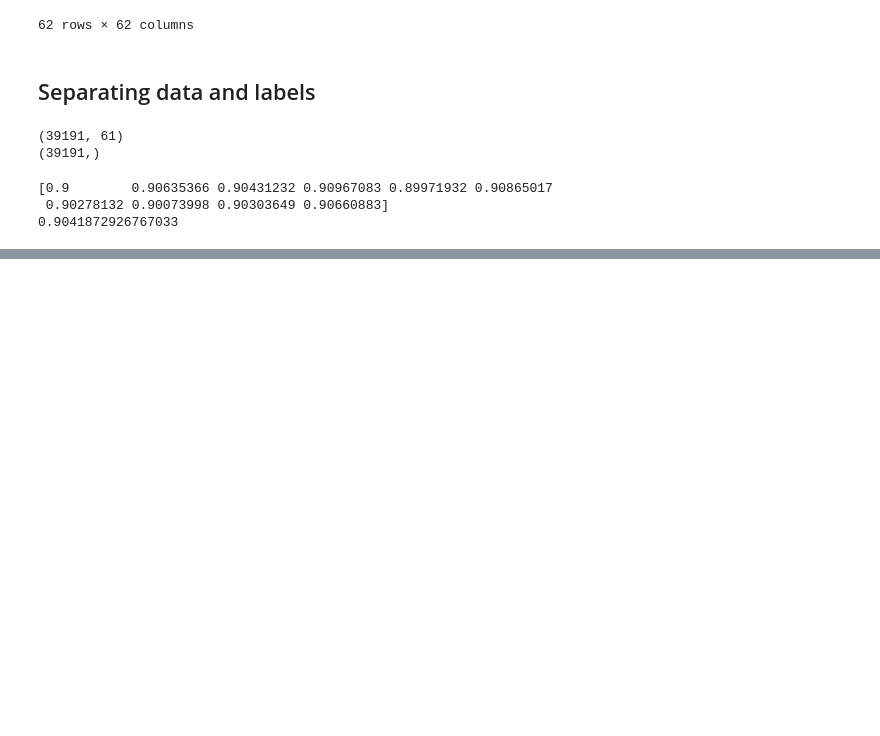
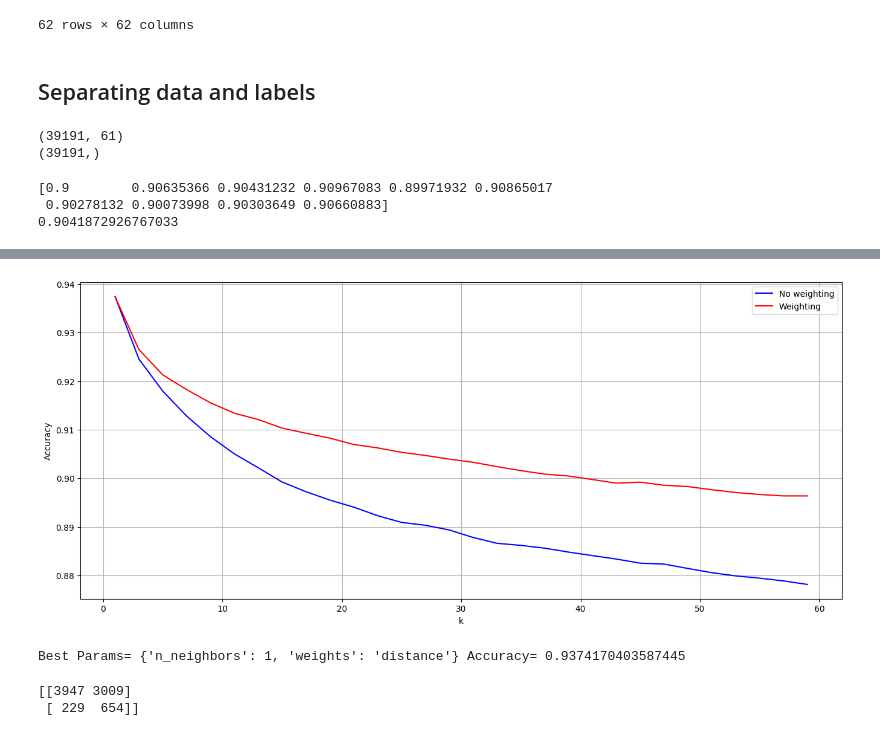
Before and after one commit to khaledmalhal/MIDA_Project, a Jupyter notebook: KNN.ipynb, the cells around one changed output, grey strips where cells are left out. Saved outputs shown, nothing was run; the diff lists cells and outputs as text; code cells hidden in the pictures; blank space fills up the shorter version.

```diff
--- a/KNN.ipynb
+++ b/KNN.ipynb
@@ -233,0 +432,43 @@ Best Params= {'n_neighbors': 29, 'weights': 'uniform'} Accuracy= 0.8974000031244
+# %%
+X_new = SelectKBest(mutual_info_classif, k=np.argmax(original_SMOTE)+1).fit_transform(X_SMOTE, y_SMOTE)
+
+lr = []
+for ki in range(1,61,2):
+    cv_scores = cross_val_score(nb.KNeighborsClassifier(n_neighbors=ki), X=X_new, y=y_SMOTE, cv=cv)
+    lr.append(np.mean(cv_scores))
+plt.plot(range(1,61,2),lr,'b',label='No weighting')
+
+lr = []
+for ki in range(1,61,2):
+    cv_scores = cross_val_score(nb.KNeighborsClassifier(n_neighbors=ki,weights='distance'), X=X_new, y=y_SMOTE, cv=cv)
+    lr.append(np.mean(cv_scores))
+plt.plot(range(1,61,2),lr,'r',label='Weighting')
+plt.xlabel('k')
+plt.ylabel('Accuracy')
+plt.legend(loc='upper right')
+plt.grid()
+plt.tight_layout()
+
+plt.show()
+# %% [output]
+[figure, added]
+# %%
+params = {'n_neighbors':list(range(1,61,2)), 'weights':('distance','uniform')}
+knnc = nb.KNeighborsClassifier()
+clf = GridSearchCV(knnc, param_grid=params,cv=cv,n_jobs=-1)  # If cv is integer, by default is Stratifyed
+clf.fit(X_new, y_SMOTE)
+print("Best Params=",clf.best_params_, "Accuracy=", clf.best_score_)
+# %% [output]
+Best Params= {'n_neighbors': 1, 'weights': 'distance'} Accuracy= 0.9374170403587445
+# %%
+X_train_SMOTE = SelectKBest(mutual_info_classif, k=np.argmax(original_SMOTE)+1).fit_transform(X_SMOTE, y_SMOTE)
+X_test_new    = SelectKBest(mutual_info_classif, k=np.argmax(original_SMOTE)+1).fit_transform(X_test, y_test)
+
+knnc_SMOTE = nb.KNeighborsClassifier(n_neighbors=1)
+knnc_SMOTE.fit(X_train_SMOTE, y_SMOTE)
+y_pred = knnc_SMOTE.predict(X_test_new)
+
+print(confusion_matrix(y_test, y_pred))
+# %% [output]
+[[3947 3009]
+ [ 229  654]]
```
Also changed, not shown: parts of 44 cells of this notebook, 5 other files.
